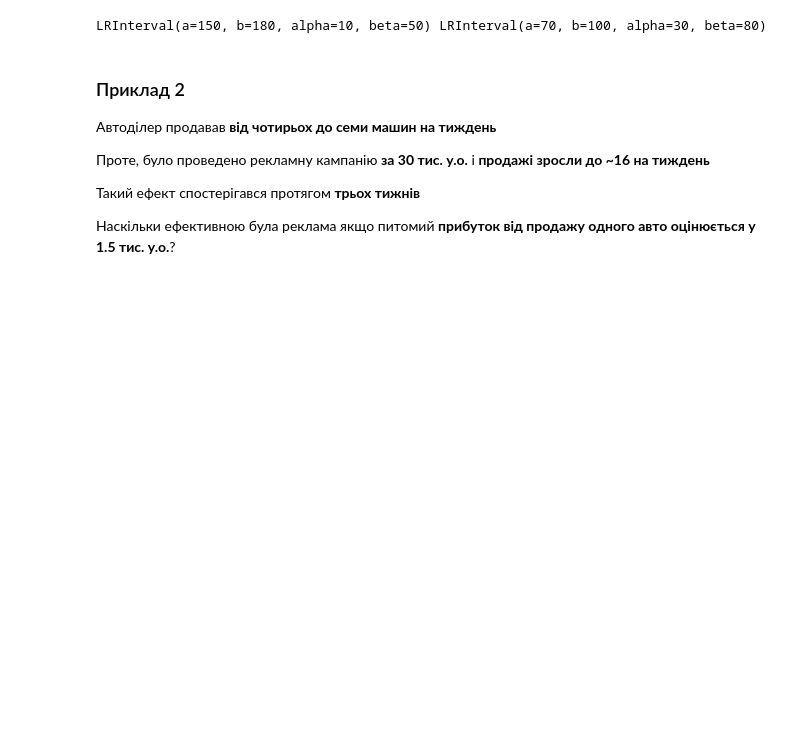
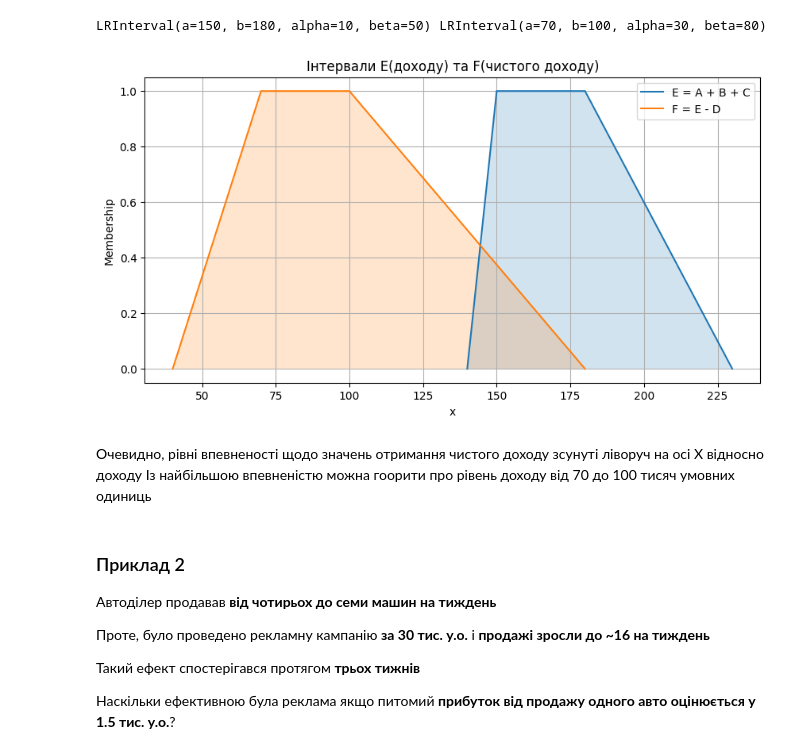
Before and after one commit to volodymyrkir/fuzzy_models_and_processing, a Jupyter notebook: lab_3/lab_3.ipynb, the cells around one changed output. Drawn from its saved outputs; the diff is of its cells as text; code cells hidden in the pictures; blank space fills up the shorter version.

Commit message:
provided visualizations + analysis

```diff
--- a/lab_3/lab_3.ipynb
+++ b/lab_3/lab_3.ipynb
@@ -54,3 +56,23 @@ def const(a: float) -> LRInterval:
+# %%
+def plot_lr_intervals(*intervals, labels=None, title="LR Interval Visualization"):
+    plt.figure(figsize=(10, 5))
+
+    for i, interval in enumerate(intervals):
+        a, b = interval.a, interval.b
+        alpha, beta = interval.alpha, interval.beta
+        x = [a - alpha, a, b, b + beta]
+        y = [0, 1, 1, 0]
+
+        label = labels[i] if labels else f"Interval {i+1}"
+        plt.plot(x, y, label=label)
+        plt.fill_between(x, y, alpha=0.2)
+
+    plt.title(title)
+    plt.xlabel("x")
+    plt.ylabel("Membership")
+    plt.grid(True)
+    plt.legend()
+    plt.show()
 # %% [markdown]
 ### Приклад 1
 Дохід магазинів `A`, `B`, `C` та `D` можна позначити як нечітку величину відповідну вірогідності отриманню певної суми
@@ -70,6 +92,13 @@ F = E - D
 print(E, F)
 # %% [output]
 LRInterval(a=150, b=180, alpha=10, beta=50) LRInterval(a=70, b=100, alpha=30, beta=80)
+# %%
+plot_lr_intervals(E, F, labels=["E = A + B + C", "F = E - D"], title="Інтервали E(доходу) та F(чистого доходу)")
+# %% [output]
+[figure, added]
+# %% [markdown]
+Очевидно, рівні впевненості щодо значень отримання чистого доходу зсунуті ліворуч на осі Х відносно доходу
+Із найбільшою впевненістю можна гоорити про рівень доходу від 70 до 100 тисяч умовних одиниць
 # %% [markdown]
 ### Приклад 2
 Автоділер продавав **від чотирьох до семи машин на тиждень**
```
Also changed, not shown: parts of 11 cells of this notebook.
